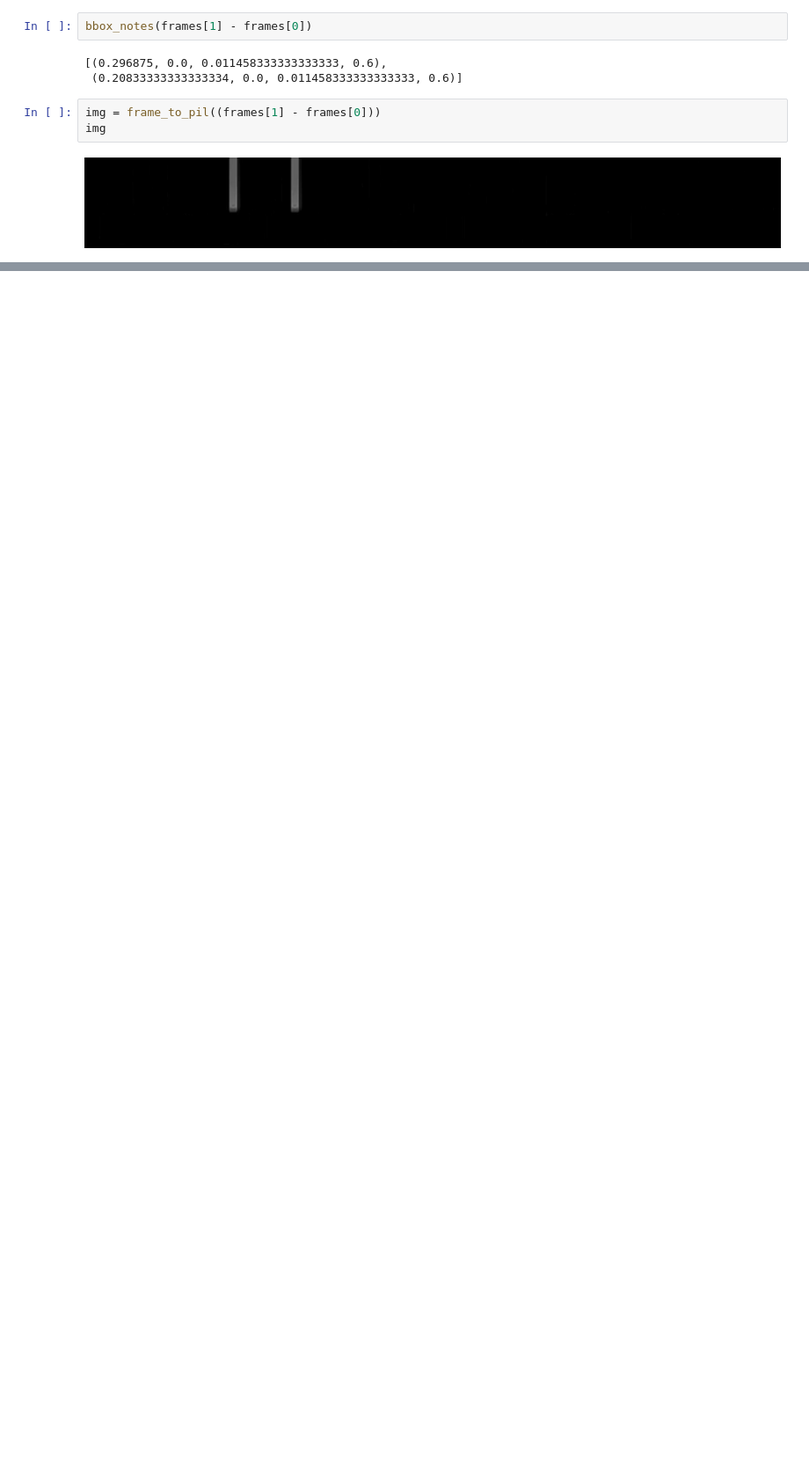
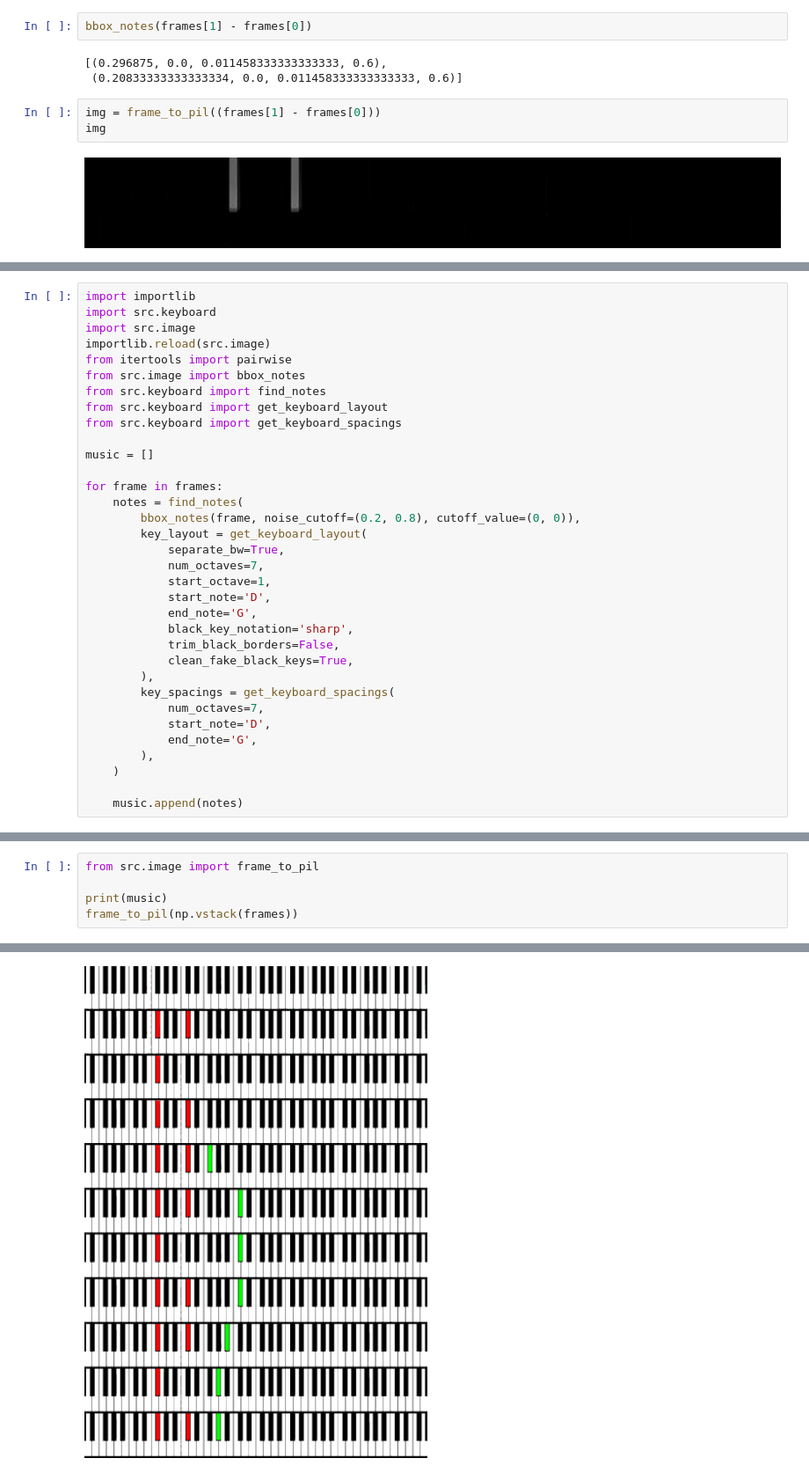
Before and after one commit to myscience/video-to-piano, a Jupyter notebook: Playgroud.ipynb, the cells around one changed output, grey strips where cells are left out. Shown at 88% size. Drawn from its saved outputs; the diff is of its cells as text; blank space fills up the shorter version.

```diff
--- a/Playgroud.ipynb
+++ b/Playgroud.ipynb
@@ -230,0 +81,34 @@ Image.fromarray((new_frame * 255).astype(np.uint8))
+# %%
+import importlib
+import src.keyboard
+import src.image
+importlib.reload(src.image)
+from itertools import pairwise
+from src.image import bbox_notes
+from src.keyboard import find_notes
+from src.keyboard import get_keyboard_layout
+from src.keyboard import get_keyboard_spacings
+
+music = []
+
+for frame in frames:
+    notes = find_notes(
+        bbox_notes(frame, noise_cutoff=(0.2, 0.8), cutoff_value=(0, 0)),
+        key_layout = get_keyboard_layout(
+            separate_bw=True,
+            num_octaves=7,
+            start_octave=1,
+            start_note='D',
+            end_note='G',
+            black_key_notation='sharp',
+            trim_black_borders=False,
+            clean_fake_black_keys=True,
+        ),
+        key_spacings = get_keyboard_spacings(
+            num_octaves=7,
+            start_note='D',
+            end_note='G',
+        ),
+    )
+
+    music.append(notes)
@@ -230,0 +171,6 @@ Image.fromarray((new_frame * 255).astype(np.uint8))
+# %%
+from src.image import frame_to_pil
+
+print(music)
+frame_to_pil(np.vstack(frames))
+# %% [output]
@@ -230,0 +178 @@ Image.fromarray((new_frame * 255).astype(np.uint8))
+[figure, added]
```
Also changed, not shown: parts of 16 cells of this notebook, 5 other files.
